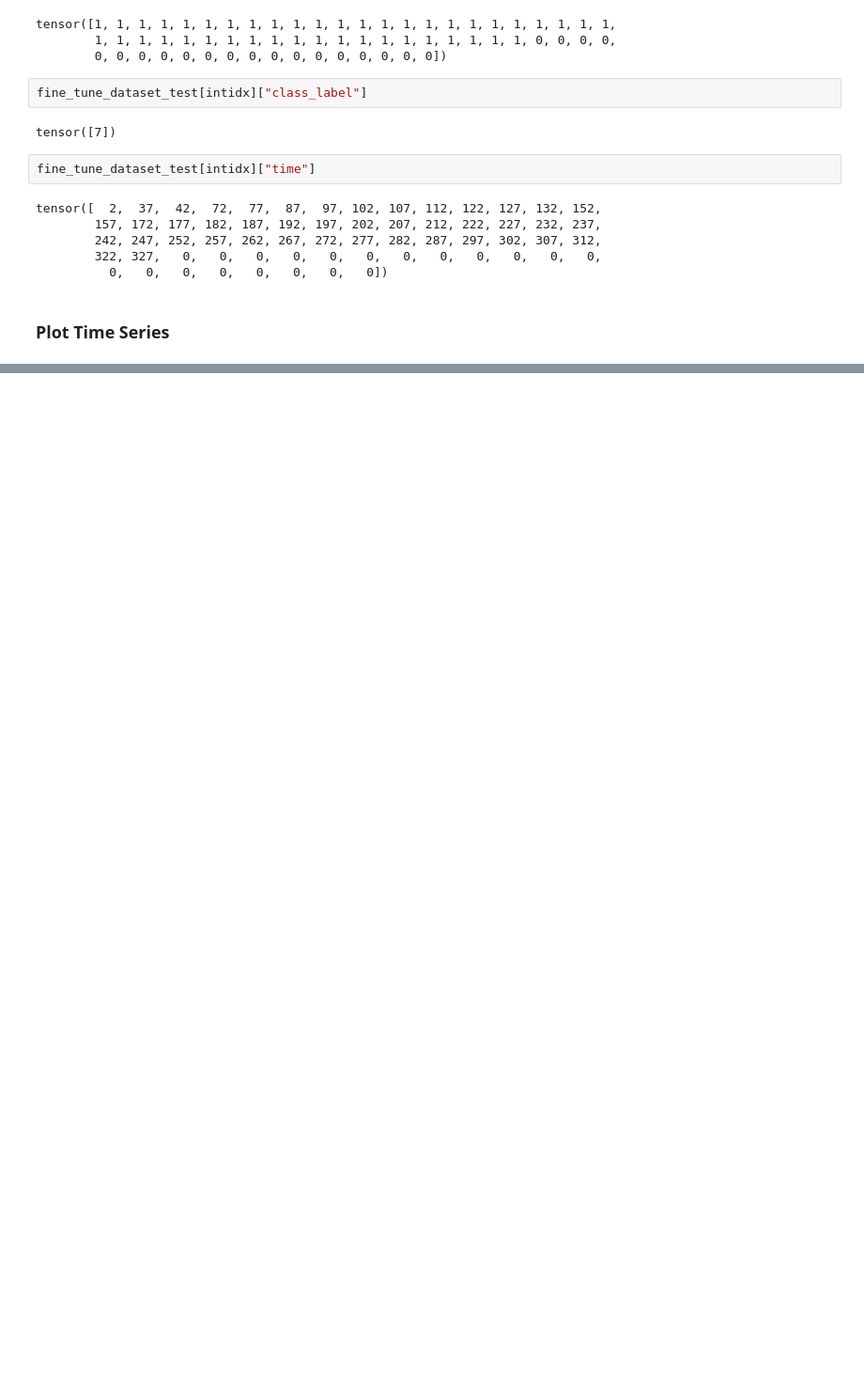
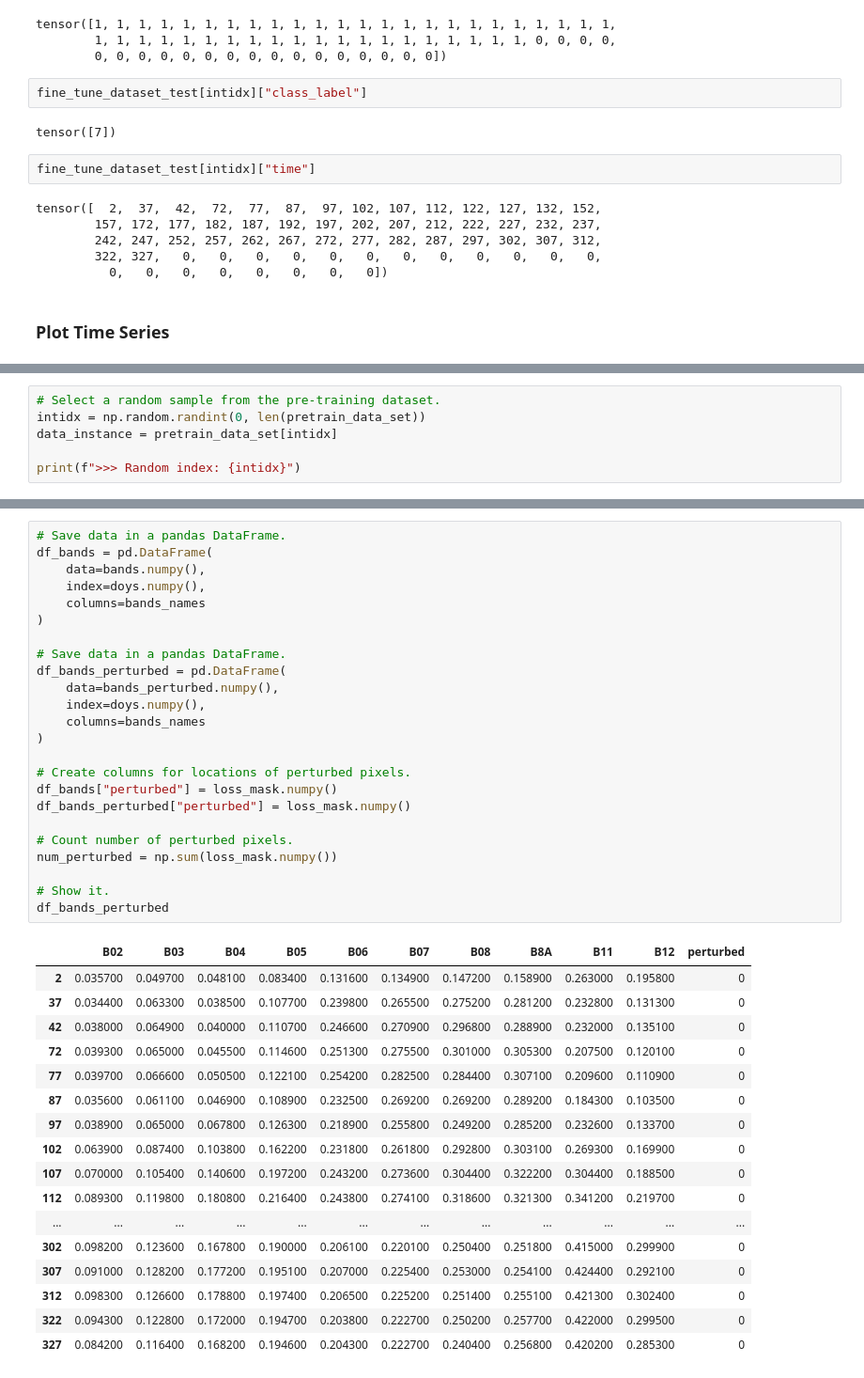
Before and after one commit to SandroAlex/geosatlearn, a Jupyter notebook: ml_models/sits-bert/notebooks/complete_pipeline.ipynb, the cells around one changed output, grey strips where cells are left out. Shown at 94% size. Saved outputs shown, nothing was run; the diff lists cells and outputs as text; blank space fills up the shorter version.

```diff
--- a/ml_models/sits-bert/notebooks/complete_pipeline.ipynb
+++ b/ml_models/sits-bert/notebooks/complete_pipeline.ipynb
@@ -146,0 +179,6 @@ plt.legend(
+# %%
+# Select a random sample from the pre-training dataset.
+intidx = np.random.randint(0, len(pretrain_data_set))
+data_instance = pretrain_data_set[intidx]
+
+print(f">>> Random index: {intidx}")
@@ -146,0 +204,42 @@ plt.legend(
+# %%
+# Save data in a pandas DataFrame.
+df_bands = pd.DataFrame(
+    data=bands.numpy(),
+    index=doys.numpy(),
+    columns=bands_names
+)
+
+# Save data in a pandas DataFrame.
+df_bands_perturbed = pd.DataFrame(
+    data=bands_perturbed.numpy(),
+    index=doys.numpy(),
+    columns=bands_names
+)
+
+# Create columns for locations of perturbed pixels.
+df_bands["perturbed"] = loss_mask.numpy()
+df_bands_perturbed["perturbed"] = loss_mask.numpy()
+
+# Count number of perturbed pixels.
+num_perturbed = np.sum(loss_mask.numpy())
+
+# Show it.
+df_bands_perturbed
+# %% [output]
+|  | B02 | B03 | B04 | B05 | B06 | B07 | B08 | B8A | B11 | B12 | perturbed |
+| 2 | 0.035700 | 0.049700 | 0.048100 | 0.083400 | 0.131600 | 0.134900 | 0.147200 | 0.158900 | 0.263000 | 0.195800 | 0 |
+| 37 | 0.034400 | 0.063300 | 0.038500 | 0.107700 | 0.239800 | 0.265500 | 0.275200 | 0.281200 | 0.232800 | 0.131300 | 0 |
+| 42 | 0.038000 | 0.064900 | 0.040000 | 0.110700 | 0.246600 | 0.270900 | 0.296800 | 0.288900 | 0.232000 | 0.135100 | 0 |
+| 72 | 0.039300 | 0.065000 | 0.045500 | 0.114600 | 0.251300 | 0.275500 | 0.301000 | 0.305300 | 0.207500 | 0.120100 | 0 |
+| 77 | 0.039700 | 0.066600 | 0.050500 | 0.122100 | 0.254200 | 0.282500 | 0.284400 | 0.307100 | 0.209600 | 0.110900 | 0 |
+| 87 | 0.035600 | 0.061100 | 0.046900 | 0.108900 | 0.232500 | 0.269200 | 0.269200 | 0.289200 | 0.184300 | 0.103500 | 0 |
+| 97 | 0.038900 | 0.065000 | 0.067800 | 0.126300 | 0.218900 | 0.255800 | 0.249200 | 0.285200 | 0.232600 | 0.133700 | 0 |
+| 102 | 0.063900 | 0.087400 | 0.103800 | 0.162200 | 0.231800 | 0.261800 | 0.292800 | 0.303100 | 0.269300 | 0.169900 | 0 |
+| 107 | 0.070000 | 0.105400 | 0.140600 | 0.197200 | 0.243200 | 0.273600 | 0.304400 | 0.322200 | 0.304400 | 0.188500 | 0 |
+| 112 | 0.089300 | 0.119800 | 0.180800 | 0.216400 | 0.243800 | 0.274100 | 0.318600 | 0.321300 | 0.341200 | 0.219700 | 0 |
+| ... | ... | ... | ... | ... | ... | ... | ... | ... | ... | ... | ... |
+| 302 | 0.098200 | 0.123600 | 0.167800 | 0.190000 | 0.206100 | 0.220100 | 0.250400 | 0.251800 | 0.415000 | 0.299900 | 0 |
+| 307 | 0.091000 | 0.128200 | 0.177200 | 0.195100 | 0.207000 | 0.225400 | 0.253000 | 0.254100 | 0.424400 | 0.292100 | 0 |
+| 312 | 0.098300 | 0.126600 | 0.178800 | 0.197400 | 0.206500 | 0.225200 | 0.251400 | 0.255100 | 0.421300 | 0.302400 | 0 |
+| 322 | 0.094300 | 0.122800 | 0.172000 | 0.194700 | 0.203800 | 0.222700 | 0.250200 | 0.257700 | 0.422000 | 0.299500 | 0 |
+| 327 | 0.084200 | 0.116400 | 0.168200 | 0.194600 | 0.204300 | 0.222700 | 0.240400 | 0.256800 | 0.420200 | 0.285300 | 0 |
```
Also changed, not shown: parts of 11 cells of this notebook, 2 other files.
